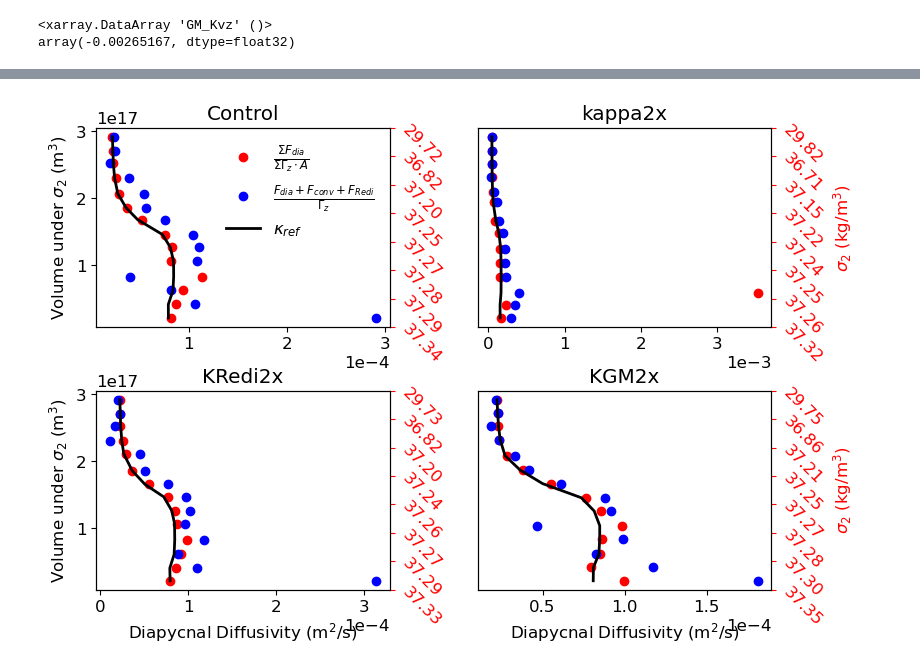
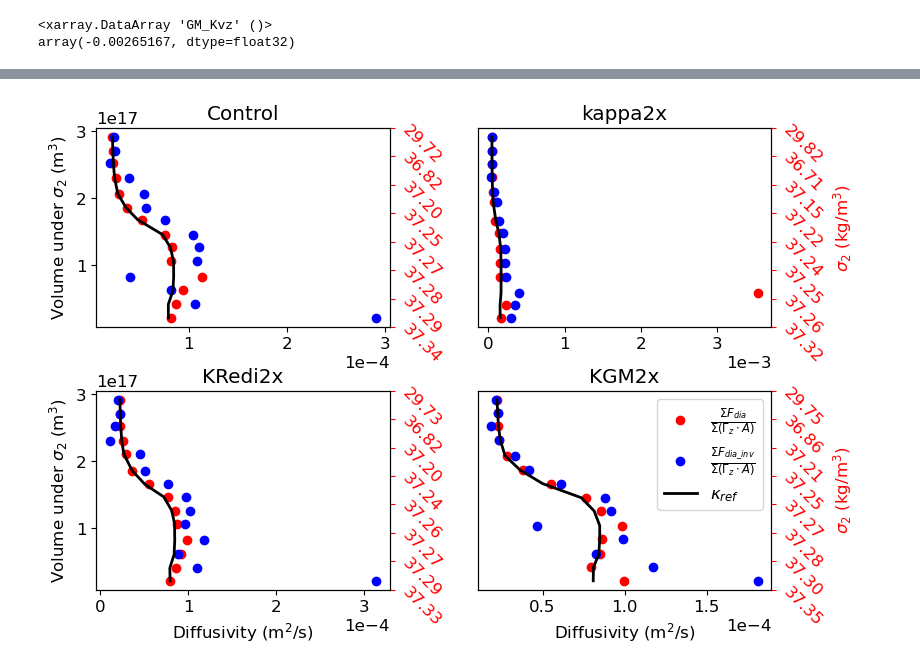
Before and after one commit to anthony-meza/test_age_framework, a Jupyter notebook: single_basin_production_figures.ipynb, the cells around one changed output, grey strips where cells are left out. Drawn from its saved outputs; the diff is of its cells as text; code cells hidden in the pictures.

```diff
--- a/single_basin_production_figures.ipynb
+++ b/single_basin_production_figures.ipynb
@@ -595,7 +646,7 @@ def plot_rhocontours(self,layers1_bounds_streamfunc=layers1_bounds_streamfunc):
     '''
     plotting rho contours for myRun class
     '''
-    CS=(self.rho3D-1000).mean('XC').plot.contour(levels=layers1_bounds[::2],linewidths=1.5, colors='k')
+    CS=(self.rho3D-1000).mean('XC').plot.contour(levels=layers1_bounds_streamfunc[::2],linewidths=1.5, colors='k')
     plt.clabel(CS, inline=True, fontsize=10)
 myRun.plot_rhocontours=plot_rhocontours
 #Plot streamfunction and density layers
@@ -760,6 +931,17 @@ def FluxDivCalc(self,diagnosedGM=False):
         fGMx=self.ds.GM_Age_x.mean('time')
         fGMy=self.ds.GM_Age_y.mean('time')
         fGMr=self.ds.GM_Age_r.mean('time') #only contribution of Kwx and Kwy, but this is already total GMr flux since Kwz_GM=0
+        age=self.ds.PTRtave01.where(self.ds.maskC).mean('time')
+        ageU=self.grid.interp(age,'X')
+        ageV=self.grid.interp(age,'Y',boundary='fill')
+        ager=self.grid.interp(age,'Z',boundary='fill')
+
+        #self.ugmFromTensor=ugmFromTensor
+        #    self.vgmFromTensor=vgmFromTensor
+        #   self.wgmFromTensor=wgmFromTensor
+        fGMx=self.fVolgmx*ageU.fillna(0)
+        fGMy=self.fVolgmy*ageV.fillna(0)
+        fGMr=self.fVolgmr*ager.fillna(0)
     else:
         age=self.ds.PTRtave01.where(self.ds.maskC).mean('time')
         ageU=self.grid.interp(age,'X')
@@ -790,6 +972,15 @@ def FluxDivCalc(self,diagnosedGM=False):
     ftotx=fadvx+fdiffx
     ftoty=fadvy+fdiffy
     ftotr=fadvr+fdiffrE+fdiffrI
+    self.fageGMx=fGMx
+    self.fageGMy=fGMy
+    self.fageGMr=fGMr
+    self.fageEux=fadvx
+    self.fageEuy=fadvy
+    self.fageEur=fadvr
+    self.fageadvx=fGMx+fadvx
+    self.fageadvy=fGMy+fadvy
+    self.fageadvr=fGMr+fadvr
     fsurf=self.ds.ForcTr01.mean('time')*self.ds.rA*self.ds.drF
     fsurf[1:,:,:]=0
     Vol=self.ds.rA*self.ds.drF
@@ -969,10 +1160,10 @@ def plot_diapycnal_flux_on_Volume(self,detailed=True,xaxison=True,yaxison=True,x
     return ax1,ax2
 
 myRun.plot_diapycnal_flux_on_Volume=plot_diapycnal_flux_on_Volume
-#RunGM2x.FluxDivCalc(diagnosedGM=True)
-#Runctr.FluxDivCalc()
-#RunRedi2x.FluxDivCalc(diagnosedGM=True)
-#Runkappa2x.FluxDivCalc()
+RunGM2x.FluxDivCalc(diagnosedGM=True)
+Runctr.FluxDivCalc()
+RunRedi2x.FluxDivCalc(diagnosedGM=True)
+Runkappa2x.FluxDivCalc()
 
 fig=plt.figure(figsize=myfigsize)
 plt.tight_layout()
@@ -1110,8 +1307,8 @@ def plot_invert_kdia(self,xaxison=True,yaxison=True,legendon=False,xrightlabel=T
     Plot inverted diapycnal diffusivity
     '''
     #plt.plot(self.kdia_infer,self.sumVol_rho,'bo',label=r'$\frac{F_{dia}+F_{conv}}{\Gamma_z}$')
-    plt.plot(self.kdia_infer_diaonly,self.sumVol_rho,'ro',label=r'$\frac{\Sigma F_{dia}}{\Sigma \Gamma_z \cdot A}$')
-    plt.plot(self.kdia_infer_plusRedi,self.sumVol_rho,'bo',label=r'$\frac{F_{dia}+F_{conv}+F_{Redi}}{\Gamma_z}$')
+    plt.plot(self.kdia_infer_diaonly,self.sumVol_rho,'ro',label=r'$\frac{\Sigma F_{dia}}{\Sigma (\Gamma_z \cdot A)}$')
+    plt.plot(self.kdia_infer_plusRedi,self.sumVol_rho,'bo',label=r'$\frac{\Sigma F_{dia\_inv}}{\Sigma (\Gamma_z\cdot A)}$')
 
     plt.plot(self.kdia_ref,self.sumVol_rho,'k',linewidth=2,label='$\kappa_{ref}$')
     plt.ticklabel_format(axis='x', style='sci',scilimits=(0,0))
@@ -1122,7 +1319,7 @@ def plot_invert_kdia(self,xaxison=True,yaxison=True,legendon=False,xrightlabel=T
     #ax1.autoscale(enable=True, axis='both')
     #ax1.set_xlim(0,2)
     if xaxison:
-        ax1.set_xlabel(r"Diapycnal Diffusivity (m$^2$/s)")
+        ax1.set_xlabel(r"Diffusivity (m$^2$/s)")
     else:
         pass
         #ax1.set_xticks([])
@@ -1131,7 +1328,7 @@ def plot_invert_kdia(self,xaxison=True,yaxison=True,legendon=False,xrightlabel=T
     else:
         ax1.set_yticks([])
     if legendon:
-        ax1.legend(frameon=False)
+        ax1.legend(frameon=True)
     #ax1.set_xlim(0,1.5e-4)
     ax2.set_ylim(ax1.get_ylim())
     ax2.yaxis.label.set_color('red')
@@ -1145,33 +1342,34 @@ def plot_invert_kdia(self,xaxison=True,yaxison=True,legendon=False,xrightlabel=T
         ax2.set_ylabel("$\sigma_2$ (kg/m$^3$)")
     return ax1,ax2
 
 myRun.plot_invert_kdia=plot_invert_kdia
 
 
 #RunGM2x.plot_invert_kdia()
 
 Runctr.invert_kdia()
 Runkappa2x.invert_kdia()
 RunRedi2x.invert_kdia()
 RunGM2x.invert_kdia()
 
 fig=plt.figure(figsize=myfigsize)
 plt.tight_layout()
 plt.subplot(2,2,1)
-ax1,ax2=Runctr.plot_invert_kdia(xaxison=False,legendon=True,xrightlabel=False)
+ax1,ax2=Runctr.plot_invert_kdia(xaxison=False,xrightlabel=False)
 plt.title('Control')
 plt.subplot(2,2,2)
 ax1,ax2=Runkappa2x.plot_invert_kdia(xaxison=False,yaxison=False)
 
 ax1.set_yticks([])
 plt.title('kappa2x')
 plt.subplot(2,2,3)
 RunRedi2x.plot_invert_kdia(xrightlabel=False)
 plt.title('KRedi2x')
 plt.subplot(2,2,4)
-RunGM2x.plot_invert_kdia(yaxison=False)
+RunGM2x.plot_invert_kdia(yaxison=False,legendon=True)
 #plt.gca().set_yticks([])
 plt.title('KGM2x')
 fig.subplots_adjust(hspace=0.32, wspace=0.3,right=0.8)
+fig.savefig(Path(savedir+'Invert_Diffusivity_fullrange.pdf'), bbox_inches='tight')
 # %% [output]
-[figure, old version]
+[figure, new version]
```
Also changed, not shown: parts of 31 cells of this notebook.
